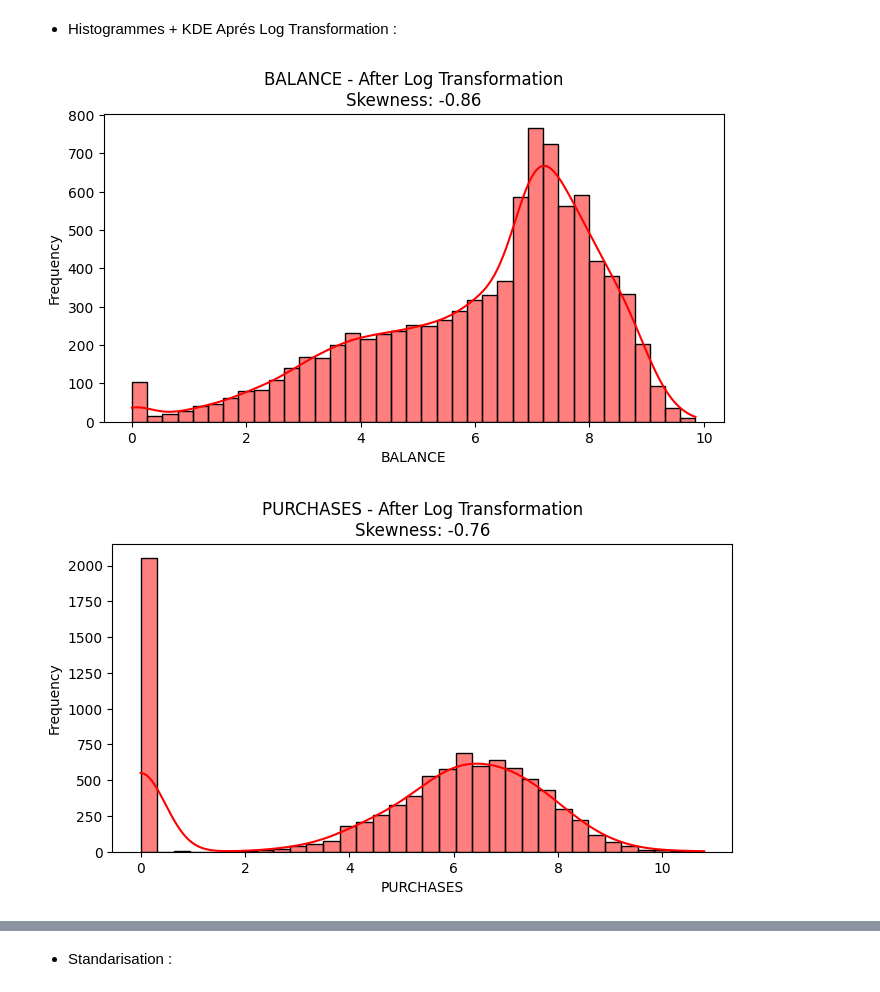
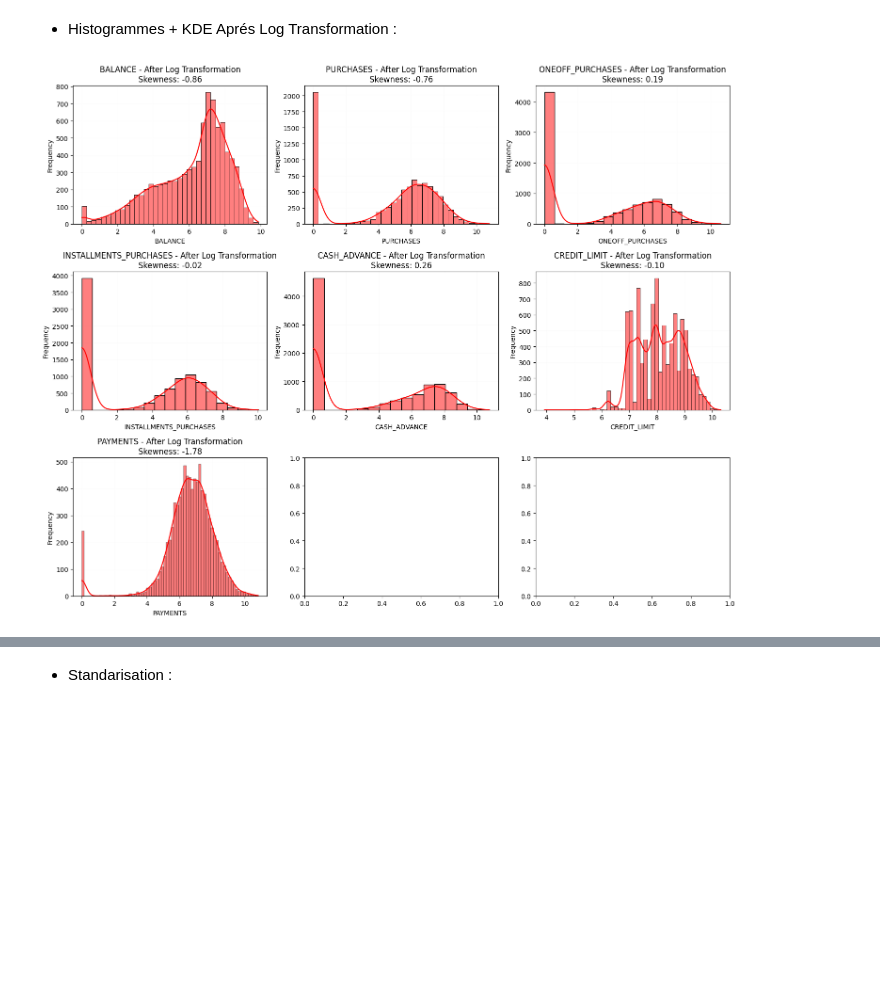
Before and after one commit to Mednsn/CardProfiler, a Jupyter notebook: notebooks/cleaning.ipynb, the cells around one changed output, grey strips where cells are left out. Saved outputs shown, nothing was run; the diff lists cells and outputs as text; code cells hidden in the pictures; blank space fills up the shorter version.

```diff
--- a/notebooks/cleaning.ipynb
+++ b/notebooks/cleaning.ipynb
@@ -80,21 +80,23 @@ skew_comparison
 # %%
 import matplotlib.pyplot as plt
 import seaborn as sns
 
-for col in log_cols:
+fig, ax = plt.subplots(nrows=3, ncols=3, figsize=(15, 12))
 
-    plt.figure(figsize=(8, 4))
+for index, col in enumerate(log_cols):
 
-    sns.histplot(df_prepare_clustering[col], kde=True, color='red')
+    row = index // 3
+    col_index = index % 3
 
-    plt.title(f"{col} - After Log Transformation\n"
-        f"Skewness: {df_prepare_clustering[col].skew():.2f}"
-    )
+    sns.histplot(df_prepare_clustering[col],ax=ax[row, col_index],kde=True,color='red')
 
-    plt.xlabel(col)
-    plt.ylabel("Frequency")
+    ax[row, col_index].set_title(f"{col} - After Log Transformation\n"  f"Skewness: {df_prepare_clustering[col].skew():.2f}")
 
-    plt.show()
+    ax[row, col_index].set_xlabel(col)
+    ax[row, col_index].set_ylabel("Frequency")
+    ax[row, col_index].grid(True, alpha=0.03)
+
+plt.tight_layout()
+plt.show()
 # %% [output]
-[figure, old version]
+[figure, new version]
-[figure, removed]
```
Also changed, not shown: parts of 38 cells of this notebook, 1 other file.
